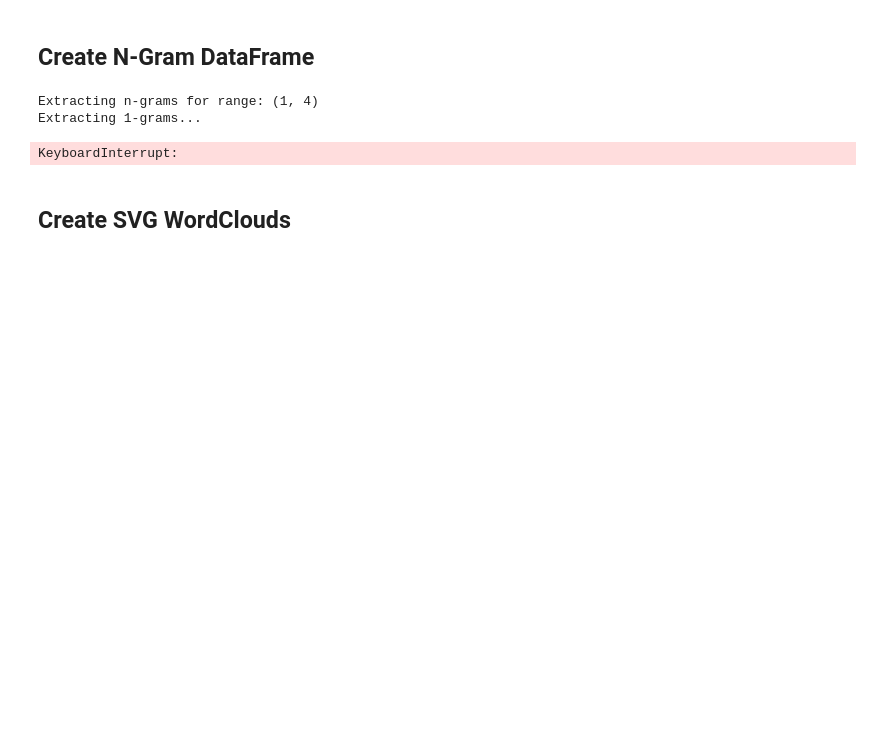
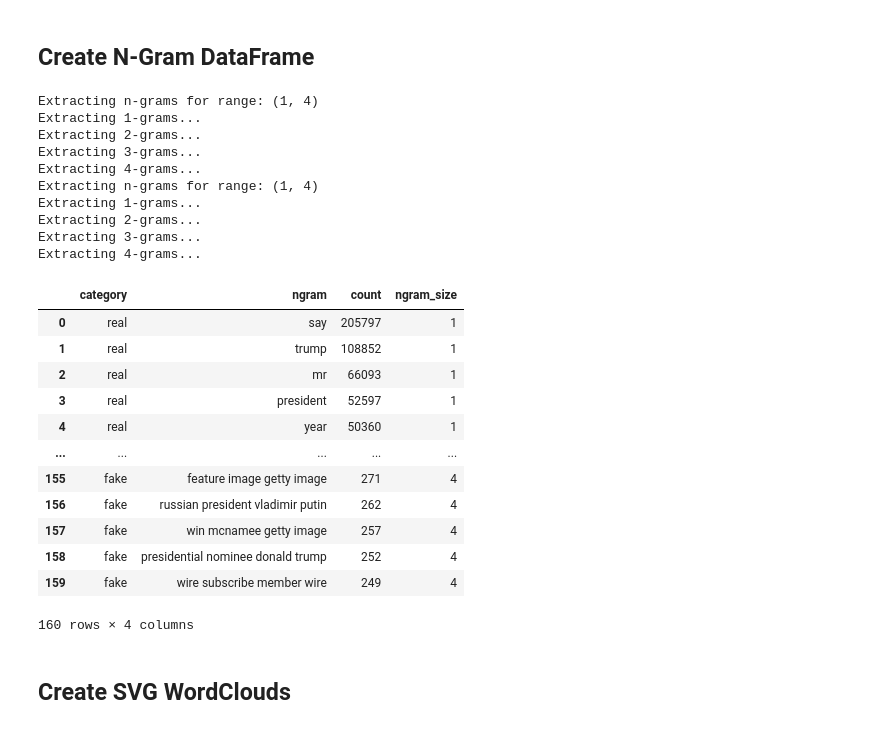
Before and after one commit to NiklNKL/fakenews_detection, a Jupyter notebook: notebooks/2_data_analysis.ipynb, the cells around one changed output. Saved outputs shown, nothing was run; the diff lists cells and outputs as text; code cells hidden in the pictures; blank space fills up the shorter version.

Commit message:
updated n_grams and wordclouds

```diff
--- a/notebooks/2_data_analysis.ipynb
+++ b/notebooks/2_data_analysis.ipynb
@@ -671,44 +676,66 @@ display(final_df)
 from sklearn.feature_extraction.text import CountVectorizer
 from custom_utils import load_and_concatenate_parquet_files
 import pandas as pd
+from pathlib import Path
 
+root_path = Path().resolve().parent
 
-df = load_and_concatenate_parquet_files("/home/nikl/programming/fhdw/knowledge_engineering_ausarbeitung/fakenews_detection/data/preprocessed_df")
+df = load_and_concatenate_parquet_files(f"{root_path}/fakenews_detection/data/preprocessed_df")
 
 # Get top n-grams for real and fake news separately
-real_texts = df[df['label'] == 0]['preprocessed_text']
-fake_texts = df[df['label'] == 1]['preprocessed_text']
+real_texts = df[df['label_names'] == "real"]['preprocessed_text']
+fake_texts = df[df['label_names'] == "fake"]['preprocessed_text']
 
 # Function to extract n-grams for different ranges
 def get_all_ngrams(texts, n_range=(1, 4), top_n=20):
     all_ngrams = []
     print ("Extracting n-grams for range:", n_range)
     for n in range(n_range[0], n_range[1] + 1):
         print(f"Extracting {n}-grams...")
         vectorizer = CountVectorizer(ngram_range=(n, n))
         ngrams = vectorizer.fit_transform(texts)
         sum_ngrams = ngrams.sum(axis=0)
         freq = [(word, sum_ngrams[0, idx], n) for word, idx in vectorizer.vocabulary_.items()]
         all_ngrams.extend(sorted(freq, key=lambda x: x[1], reverse=True)[:top_n])
     return all_ngrams
 
 # Compute n-grams for real and fake news separately
 real_ngrams = get_all_ngrams(real_texts, n_range=(1, 4))
 fake_ngrams = get_all_ngrams(fake_texts, n_range=(1, 4))
 
 # Combine into a single DataFrame
 ngrams_combined_df = pd.DataFrame({
     "category": ["real"] * len(real_ngrams) + ["fake"] * len(fake_ngrams),
     "ngram": [ngram for ngram, _, _ in real_ngrams + fake_ngrams],
     "count": [count for _, count, _ in real_ngrams + fake_ngrams],
     "ngram_size": [size for _, _, size in real_ngrams + fake_ngrams],
 })
 
 display(ngrams_combined_df)
 # %% [output]
 Extracting n-grams for range: (1, 4)
 Extracting 1-grams...
+Extracting 2-grams...
+Extracting 3-grams...
+Extracting 4-grams...
+Extracting n-grams for range: (1, 4)
+Extracting 1-grams...
+Extracting 2-grams...
+Extracting 3-grams...
+Extracting 4-grams...
+|  | category | ngram | count | ngram_size |
+| 0 | real | say | 205797 | 1 |
+| 1 | real | trump | 108852 | 1 |
+| 2 | real | mr | 66093 | 1 |
+| 3 | real | president | 52597 | 1 |
+| 4 | real | year | 50360 | 1 |
+| ... | ... | ... | ... | ... |
+| 155 | fake | feature image getty image | 271 | 4 |
+| 156 | fake | russian president vladimir putin | 262 | 4 |
+| 157 | fake | win mcnamee getty image | 257 | 4 |
+| 158 | fake | presidential nominee donald trump | 252 | 4 |
+| 159 | fake | wire subscribe member wire | 249 | 4 |
-KeyboardInterrupt:
+160 rows × 4 columns
 # %% [markdown]
 ## Create SVG WordClouds
 # %%
```
Also changed, not shown: parts of 3 cells of this notebook, 4 other files.
